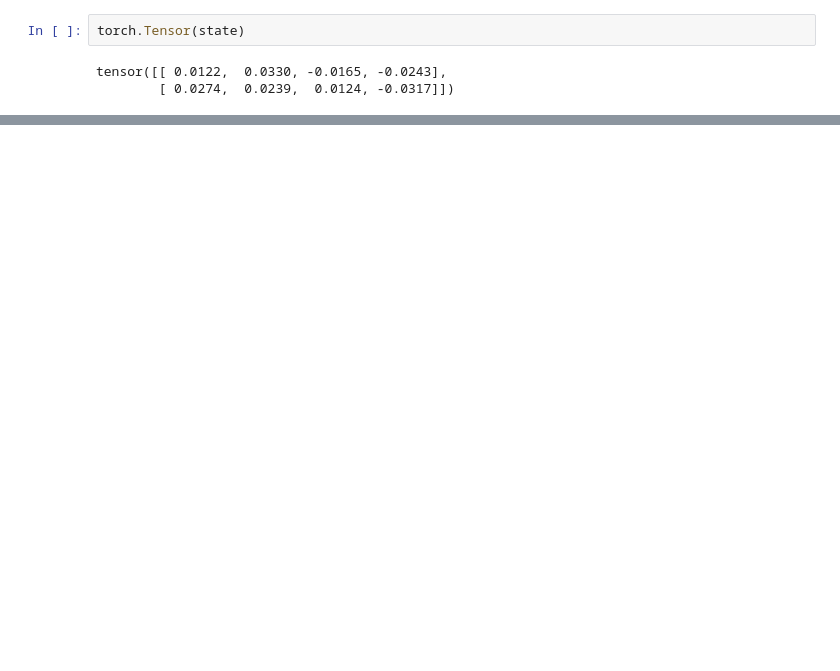
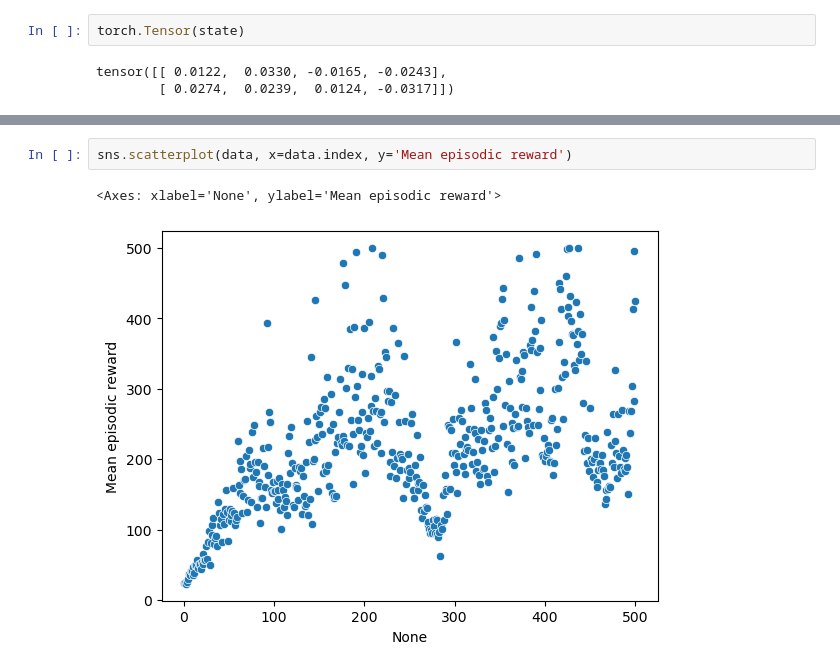
Before and after one commit to aledurso22/Reinforcement-Learning-project, a Jupyter notebook: train.ipynb, the cells around one changed output, grey strips where cells are left out. Cells and saved outputs as stored; diff of their text form; blank space fills up the shorter version.

```diff
--- a/train.ipynb
+++ b/train.ipynb
@@ -246,0 +274,5 @@ episodic return of the 20000: 500.0
+# %%
+sns.scatterplot(data, x=data.index, y='Mean episodic reward')
+# %% [output]
+<Axes: xlabel='None', ylabel='Mean episodic reward'>
+[figure, added]
```
Also changed, not shown: parts of 7 cells of this notebook.
